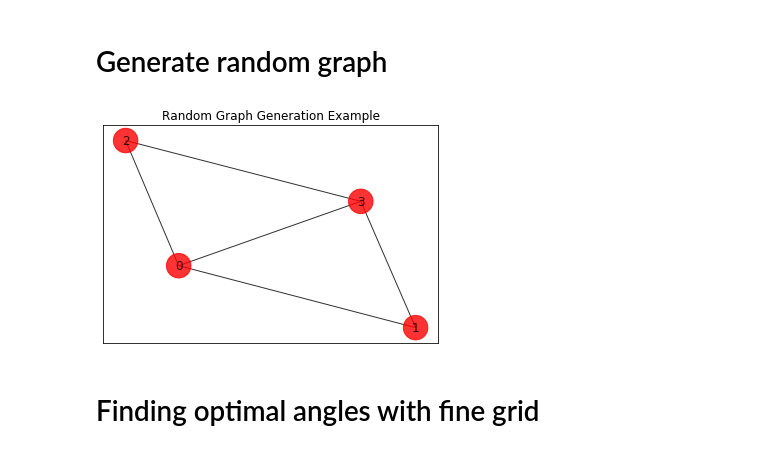
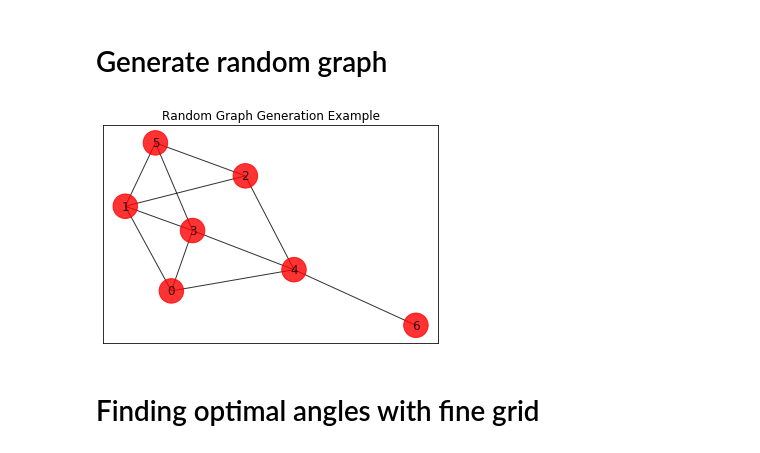
Before and after one commit to billboliao/QAOA, a Jupyter notebook: Fine_gridQAOA.ipynb, the cells around one changed output. Cells and saved outputs as stored; diff of their text form; code cells hidden in the pictures.

```diff
--- a/Fine_gridQAOA.ipynb
+++ b/Fine_gridQAOA.ipynb
@@ -80,36 +83,37 @@ def init_s(n):
     return s
 
 # auxilliary function to plot graphs
 def plot_result(G, x):
     colors = ['r' if x[i] == 0 else 'b' for i in range(n)]
     pos, default_axes = nx.spring_layout(G), plt.axes(frameon=True)
     nx.draw_networkx(G, node_color=colors, node_size=600, alpha=.8, pos=pos)
 
 #Generate random graph
 def ER(n, p):
     V = set([v for v in range(n)])
     E = set()
     for combination in combinations(V, 2):
         a = random()
         if a < p:
             E.add(combination)
 
     g = nx.Graph()
     g.add_nodes_from(V)
     g.add_edges_from(E)
     return g
-n = 4
-p = 0.8
 
 
+
+n = 7
+p = 0.6
 G = ER(n, p)
 pos = nx.spring_layout(G)
 plot_result(G,[0]*n)
 plt.title("Random Graph Generation Example")
 edges = G.edges
 E = np.array(list(edges))
 # %% [output]
-[figure, old version]
+[figure, new version]
 # %% [markdown]
 # Finding optimal angles with fine grid
 # %%
```
Also changed, not shown: parts of 5 cells of this notebook.
